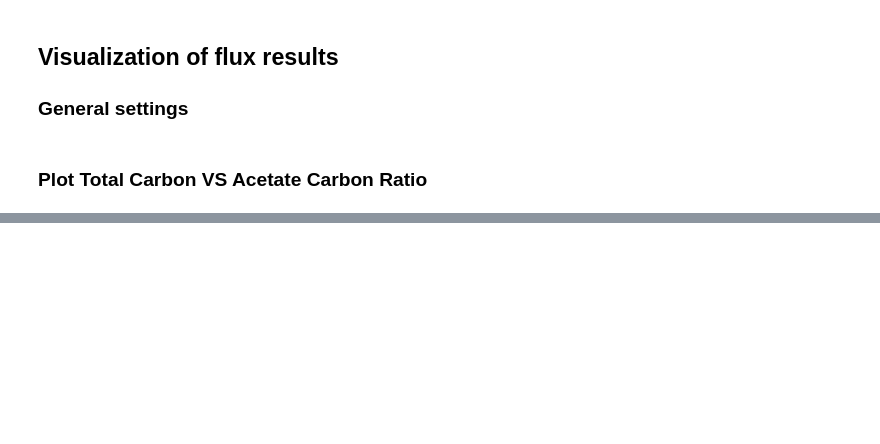
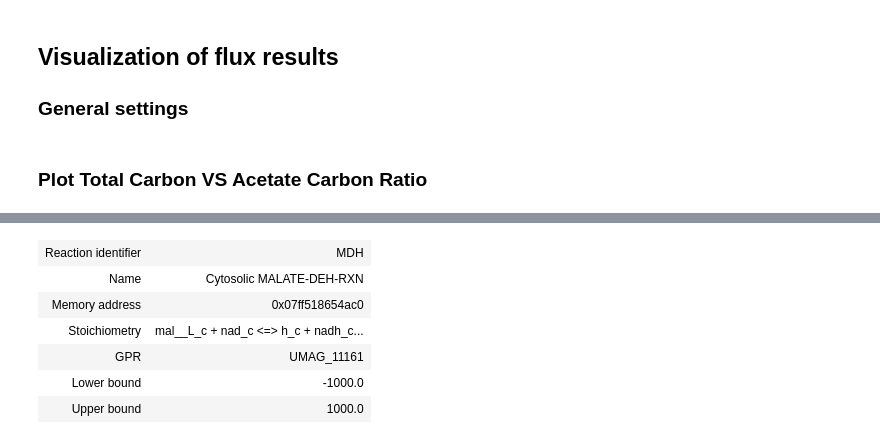
Before and after one commit to iAMB-RWTH-Aachen/Ustilago_maydis-GEM, a Jupyter notebook: code/AcetateBranchSims.ipynb, the cells around one changed output, grey strips where cells are left out. Drawn from its saved outputs; the diff is of its cells as text; code cells hidden in the pictures; blank space fills up the shorter version.

```diff
--- a/code/AcetateBranchSims.ipynb
+++ b/code/AcetateBranchSims.ipynb
@@ -270,4 +357,14 @@ write_sbml_model(model, XmlNew)
 save_matlab_model(model, MatNew)
 save_json_model(model, JsonNew)
 print('New model sbml stored as: {}'.format(XmlNew))
+# %%
+model.reactions.MDH
+# %% [output]
+| Reaction identifier | MDH |
+| Name | Cytosolic MALATE-DEH-RXN |
+| Memory address | 0x07ff518654ac0 |
+| Stoichiometry | mal__L_c + nad_c <=> h_c + nadh_c... |
+| GPR | UMAG_11161 |
+| Lower bound | -1000.0 |
+| Upper bound | 1000.0 |
 # %%
```
Also changed, not shown: parts of 24 cells of this notebook, 22 other files.
